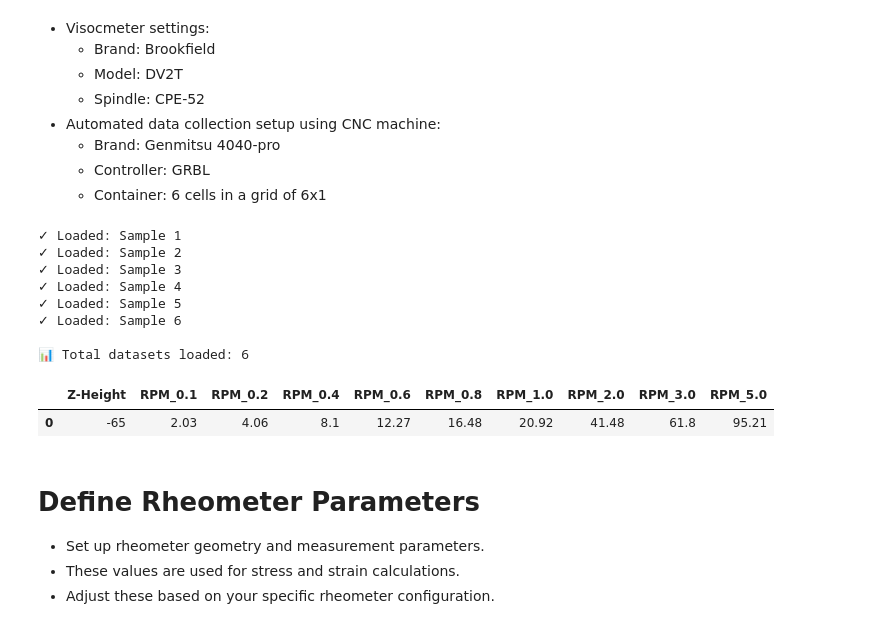
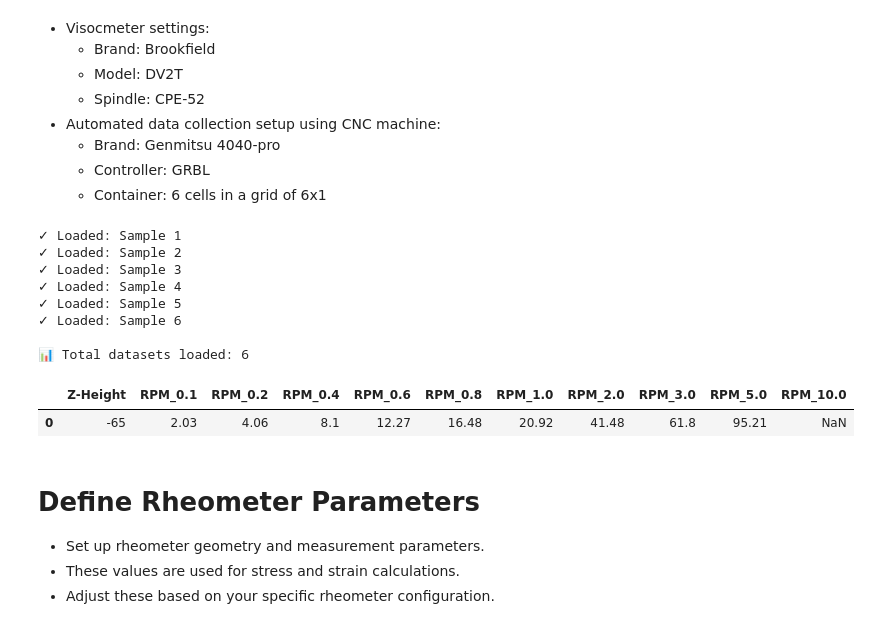
Before and after one commit to mahdi-rstgr/Rheology_study, a Jupyter notebook: stress_strain.ipynb, the cells around one changed output. Saved outputs shown, nothing was run; the diff lists cells and outputs as text; code cells hidden in the pictures.

```diff
--- a/stress_strain.ipynb
+++ b/stress_strain.ipynb
@@ -48,37 +48,69 @@ file_paths = [
 #   'Data/DOWSIL_TC_5888/dynamic_analysis_cell_3_20251113_091536.csv',
 #   'Data/DOWSIL_TC_5888/dynamic_analysis_cell_4_20251113_091536.csv',
 #   'Data/DOWSIL_TC_5888/dynamic_analysis_cell_5_20251113_091536.csv',
 #   'Data/DOWSIL_TC_5888/dynamic_analysis_cell_6_20251113_091536.csv',
 # ]
 
+# Si_100K_20s datasets
+# file_paths = [
+#     'Data/Si_100K_duration20s/dynamic_analysis_cell_1_20251117_120156.csv',
+#     'Data/Si_100K_duration20s/dynamic_analysis_cell_2_20251117_120156.csv',
+#     'Data/Si_100K_duration20s/dynamic_analysis_cell_3_20251117_120156.csv',
+#     'Data/Si_100K_duration20s/dynamic_analysis_cell_4_20251117_120156.csv',
+#     'Data/Si_100K_duration20s/dynamic_analysis_cell_5_20251117_120156.csv',
+#     'Data/Si_100K_duration20s/dynamic_analysis_cell_6_20251117_120156.csv',
+# ]
+
+# # Si_100K_45s datasets
+# file_paths = [
+#     'Data/Si_100K_duration45s/dynamic_analysis_cell_1_20251117_141310.csv',
+#     'Data/Si_100K_duration45s/dynamic_analysis_cell_2_20251117_141310.csv',
+#     'Data/Si_100K_duration45s/dynamic_analysis_cell_3_20251117_141310.csv',
+#     'Data/Si_100K_duration45s/dynamic_analysis_cell_4_20251117_141310.csv',
+#     'Data/Si_100K_duration45s/dynamic_analysis_cell_5_20251117_141310.csv',
+#     'Data/Si_100K_duration45s/dynamic_analysis_cell_6_20251117_141310.csv',
+# ]
+
+# # HY500 datasets
+# file_paths = [
+#     'Data/HY500/dynamic_analysis_cell_1_20251120_090205.csv',
+#     'Data/HY500/dynamic_analysis_cell_2_20251120_090205.csv',
+#     'Data/HY500/dynamic_analysis_cell_3_20251120_090205.csv',
+#     'Data/HY500/dynamic_analysis_cell_4_20251120_090205.csv',
+#     'Data/HY500/dynamic_analysis_cell_5_20251120_090205.csv',
+#     'Data/HY500/dynamic_analysis_cell_6_20251120_090205.csv',
+# ]
+
+
 # Define custom names for each dataset (optional)
 dataset_names = [f"Sample {i}" for i in range(1, 7)]
 
 # Load all datasets
 datasets = []
 for idx, path in enumerate(file_paths):
     try:
-        df = pd.read_csv(path).dropna(axis=1)
+        #df = pd.read_csv(path).dropna(axis=1)
+        df = pd.read_csv(path)
         datasets.append(df)
         print(f"✓ Loaded: {dataset_names[idx]}")
     except Exception as e:
         print(f"✗ Error loading {path}: {e}")
 
 print(f"\n📊 Total datasets loaded: {len(datasets)}")
 
 # Preview first dataset
-datasets[0].head()
+datasets[0]
 # %% [output]
 ✓ Loaded: Sample 1
 ✓ Loaded: Sample 2
 ✓ Loaded: Sample 3
 ✓ Loaded: Sample 4
 ✓ Loaded: Sample 5
 ✓ Loaded: Sample 6
 
 📊 Total datasets loaded: 6
-|  | Z-Height | RPM_0.1 | RPM_0.2 | RPM_0.4 | RPM_0.6 | RPM_0.8 | RPM_1.0 | RPM_2.0 | RPM_3.0 | RPM_5.0 |
-| 0 | -65 | 2.03 | 4.06 | 8.1 | 12.27 | 16.48 | 20.92 | 41.48 | 61.8 | 95.21 |
+|  | Z-Height | RPM_0.1 | RPM_0.2 | RPM_0.4 | RPM_0.6 | RPM_0.8 | RPM_1.0 | RPM_2.0 | RPM_3.0 | RPM_5.0 | RPM_10.0 |
+| 0 | -65 | 2.03 | 4.06 | 8.1 | 12.27 | 16.48 | 20.92 | 41.48 | 61.8 | 95.21 | NaN |
 # %% [markdown]
 # Define Rheometer Parameters
 - Set up rheometer geometry and measurement parameters.
```
Also changed, not shown: 18 other files.
